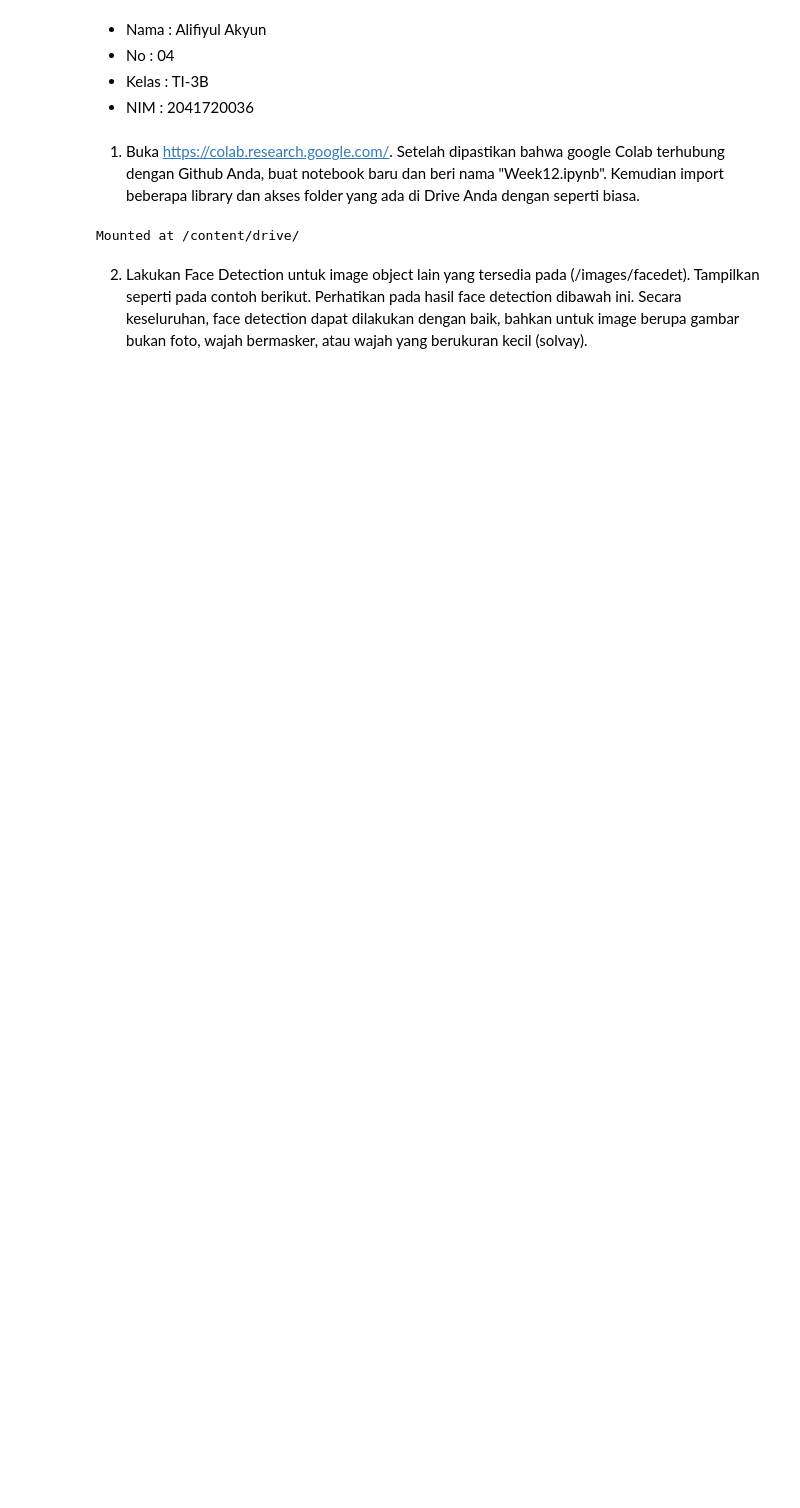
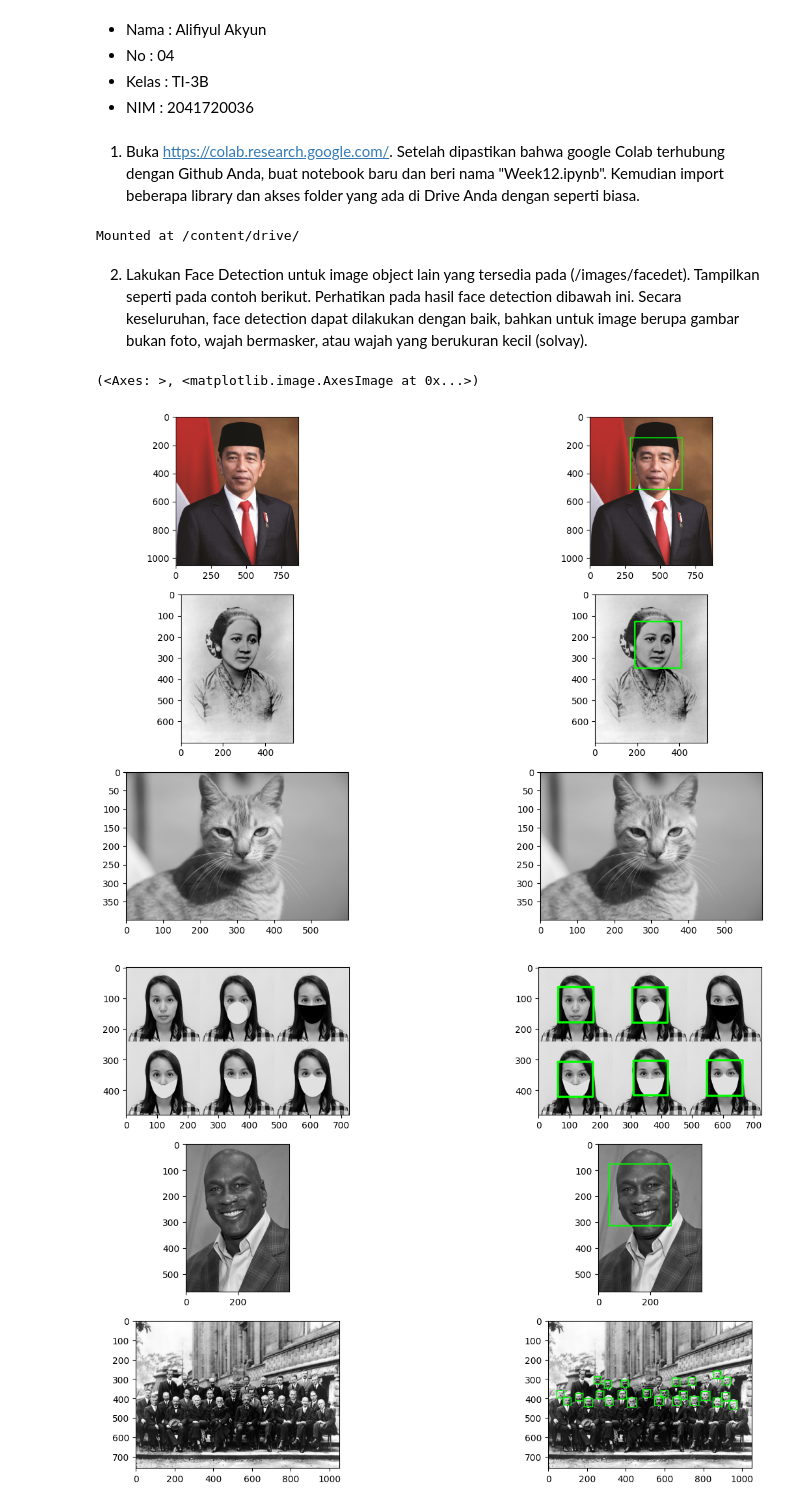
Before and after one commit to AlifiyulAkyun/PCVK_Genap_2023, a Jupyter notebook: Week12.ipynb, the cells around one changed output. Saved outputs shown, nothing was run; the diff lists cells and outputs as text; code cells hidden in the pictures; blank space fills up the shorter version.

```diff
--- a/Week12.ipynb
+++ b/Week12.ipynb
@@ -25,3 +25,76 @@ from google.colab.patches import cv2_imshow
 Tampilkan seperti pada contoh berikut. Perhatikan pada hasil face detection dibawah ini.
 Secara keseluruhan, face detection dapat dilakukan dengan baik, bahkan untuk image berupa
 gambar bukan foto, wajah bermasker, atau wajah yang berukuran kecil (solvay).
+# %%
+jokowi = cv.imread('/content/drive/MyDrive/PCVK/Face Detection/jokowi.jpg')
+jokowi_img1 = cv.cvtColor(jokowi, cv.COLOR_BGR2RGB)
+jokowi_img2 = jokowi_img1.copy()
+
+kartini = cv.imread('/content/drive/MyDrive/PCVK/Face Detection/kartini.jpg')
+kartini_img1 = cv.cvtColor(kartini, cv.COLOR_BGR2RGB)
+kartini_img2 = kartini_img1.copy()
+
+kucing = cv.imread('/content/drive/MyDrive/PCVK/Face Detection/mycat.jpg',0)
+kucing_img1 = cv.cvtColor(kucing, cv.COLOR_BGR2RGB)
+kucing_img2 = kucing_img1.copy()
+
+mask = cv.imread('/content/drive/MyDrive/PCVK/Face Detection/mask.png',0)
+mask_img1 = cv.cvtColor(mask, cv.COLOR_BGR2RGB)
+mask_img2 = mask_img1.copy()
+
+jordan = cv.imread('/content/drive/MyDrive/PCVK/Face Detection/mjordan.jpg',0)
+jordan_img1 = cv.cvtColor(jordan, cv.COLOR_BGR2RGB)
+jordan_img2 = jordan_img1.copy()
+
+solvayconf = cv.imread('/content/drive/MyDrive/PCVK/Face Detection/solvayconf.jpg')
+solvayconf_img1 = cv.cvtColor(solvayconf, cv.COLOR_BGR2RGB)
+
+solvayconf_img2 = solvayconf.copy()
+faceCascade = cv.CascadeClassifier('/content/drive/MyDrive/PCVK/Face Detection/haarcascade_frontalface_alt.xml')
+
+faces_rects = faceCascade.detectMultiScale(jokowi_img2, scaleFactor = 1.2, minNeighbors = 5);
+for (x,y,w,h) in faces_rects:
+     cv.rectangle(jokowi_img2, (x,y),(x+w,y+h),(0,255,0),5)
+
+faces_rects = faceCascade.detectMultiScale(kartini_img2, scaleFactor = 1.2, minNeighbors = 5);
+for (x,y,w,h) in faces_rects:
+     cv.rectangle(kartini_img2, (x,y),(x+w,y+h),(0,255,0),5)
+
+faces_rects = faceCascade.detectMultiScale(kucing_img2, scaleFactor = 1.2, minNeighbors = 5);
+for (x,y,w,h) in faces_rects:
+     cv.rectangle(kucing_img2, (x,y),(x+w,y+h),(0,255,0), 5)
+
+faces_rects = faceCascade.detectMultiScale(mask_img2, scaleFactor = 1.2, minNeighbors = 5);
+for (x,y,w,h) in faces_rects:
+     cv.rectangle(mask_img2, (x,y),(x+w,y+h),(0,255,0), 5)
+faces_rects = faceCascade.detectMultiScale(jordan_img2, scaleFactor = 1.2, minNeighbors = 5);
+for (x,y,w,h) in faces_rects:
+     cv.rectangle(jordan_img2, (x,y),(x+w,y+h),(0,255,0), 3)
+
+faces_rects = faceCascade.detectMultiScale(solvayconf_img2, scaleFactor = 1.2, minNeighbors = 5);
+for (x,y,w,h) in faces_rects:
+     cv.rectangle(solvayconf_img2, (x,y),(x+w,y+h),(0,255,0), 3)
+
+f, axarr = plt.subplots(6, 2, figsize = (15, 10))
+plt.subplot(321), plt.imshow(jokowi_img1)
+plt.subplot(322), plt.imshow(jokowi_img2)
+
+plt.subplot(323), plt.imshow(kartini_img1)
+plt.subplot(324), plt.imshow(kartini_img2)
+
+plt.subplot(325), plt.imshow(kucing_img1)
+plt.subplot(326), plt.imshow(kucing_img2)
+
+f, axarr = plt.subplots(6, 2, figsize = (15, 10))
+plt.subplot(321), plt.imshow(mask_img1)
+plt.subplot(322), plt.imshow(mask_img2)
+
+plt.subplot(323), plt.imshow(jordan_img1)
+plt.subplot(324), plt.imshow(jordan_img2)
+
+plt.subplot(325), plt.imshow(solvayconf_img1)
+plt.subplot(326), plt.imshow(solvayconf_img2)
+# %% [output]
+(<Axes: >, <matplotlib.image.AxesImage at 0x...>)
+[figure, added]
+[figure, added]
```
